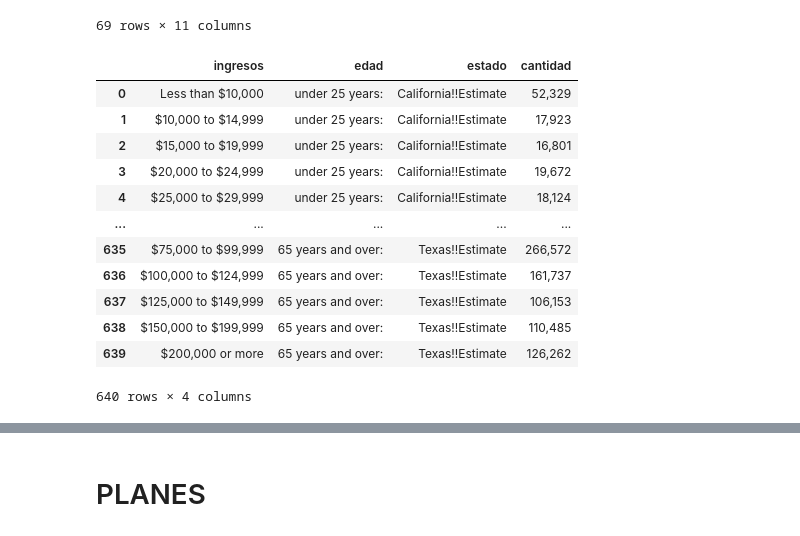
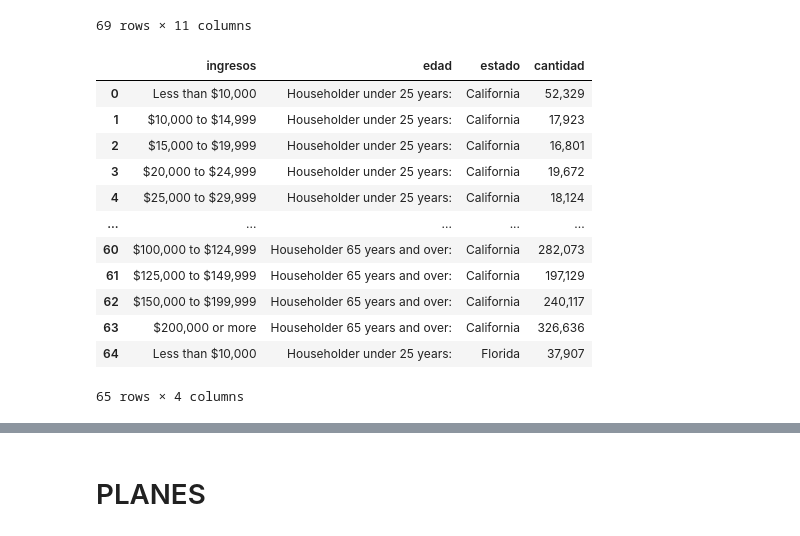
Before and after one commit to Lorena20U/proyect_bi, a Jupyter notebook: etl_censo.ipynb, the cells around one changed output, grey strips where cells are left out. Cells and saved outputs as stored; diff of their text form; code cells hidden in the pictures.

Commit message:
solución errores estado y edades

```diff
--- a/etl_censo.ipynb
+++ b/etl_censo.ipynb
@@ -135,27 +145,25 @@ poblacion_ingresos
 # %%
 ingresos = poblacion_ingresos.iloc[1:,:]
 edades_ingresos = ingresos["Label (Grouping)"][ingresos["Label (Grouping)"].str.contains(r'(.*Householder.*)')].tolist()
-edades_filtro = []
-for i in edades_ingresos:
-    edades_filtro.append(i[15:])
-rango_edades = [edades_filtro[0]]*16 + [edades_filtro[1]]*16 + [edades_filtro[2]]*16 + [edades_filtro[3]]*16
+rango_edades = [edades_ingresos[0]]*16 + [edades_ingresos[1]]*16 + [edades_ingresos[2]]*16 + [edades_ingresos[3]]*16
 ingresos = ingresos.drop([1,18,35,52])
 ingresos["edades"] = rango_edades
 ingresos = pd.melt(ingresos, id_vars=['Label (Grouping)', 'edades'], value_vars=ingresos.columns.to_list()[1:-1], var_name='estado', value_name='cantidad')
 ingresos.columns = ["ingresos","edad","estado","cantidad"]
+ingresos["estado"] = ingresos["estado"].apply(nombre_estados)
 # %%
-ingresos
+ingresos.head(65)
 # %% [output]
 |  | ingresos | edad | estado | cantidad |
-| 0 | Less than $10,000 | under 25 years: | California!!Estimate | 52,329 |
-| 1 | $10,000 to $14,999 | under 25 years: | California!!Estimate | 17,923 |
-| 2 | $15,000 to $19,999 | under 25 years: | California!!Estimate | 16,801 |
-| 3 | $20,000 to $24,999 | under 25 years: | California!!Estimate | 19,672 |
-| 4 | $25,000 to $29,999 | under 25 years: | California!!Estimate | 18,124 |
+| 0 | Less than $10,000 | Householder under 25 years: | California | 52,329 |
+| 1 | $10,000 to $14,999 | Householder under 25 years: | California | 17,923 |
+| 2 | $15,000 to $19,999 | Householder under 25 years: | California | 16,801 |
+| 3 | $20,000 to $24,999 | Householder under 25 years: | California | 19,672 |
+| 4 | $25,000 to $29,999 | Householder under 25 years: | California | 18,124 |
 | ... | ... | ... | ... | ... |
-| 635 | $75,000 to $99,999 | 65 years and over: | Texas!!Estimate | 266,572 |
-| 636 | $100,000 to $124,999 | 65 years and over: | Texas!!Estimate | 161,737 |
-| 637 | $125,000 to $149,999 | 65 years and over: | Texas!!Estimate | 106,153 |
-| 638 | $150,000 to $199,999 | 65 years and over: | Texas!!Estimate | 110,485 |
-| 639 | $200,000 or more | 65 years and over: | Texas!!Estimate | 126,262 |
+| 60 | $100,000 to $124,999 | Householder 65 years and over: | California | 282,073 |
+| 61 | $125,000 to $149,999 | Householder 65 years and over: | California | 197,129 |
+| 62 | $150,000 to $199,999 | Householder 65 years and over: | California | 240,117 |
+| 63 | $200,000 or more | Householder 65 years and over: | California | 326,636 |
+| 64 | Less than $10,000 | Householder under 25 years: | Florida | 37,907 |
-640 rows × 4 columns
+65 rows × 4 columns
```
Also changed, not shown: parts of 6 cells of this notebook.
